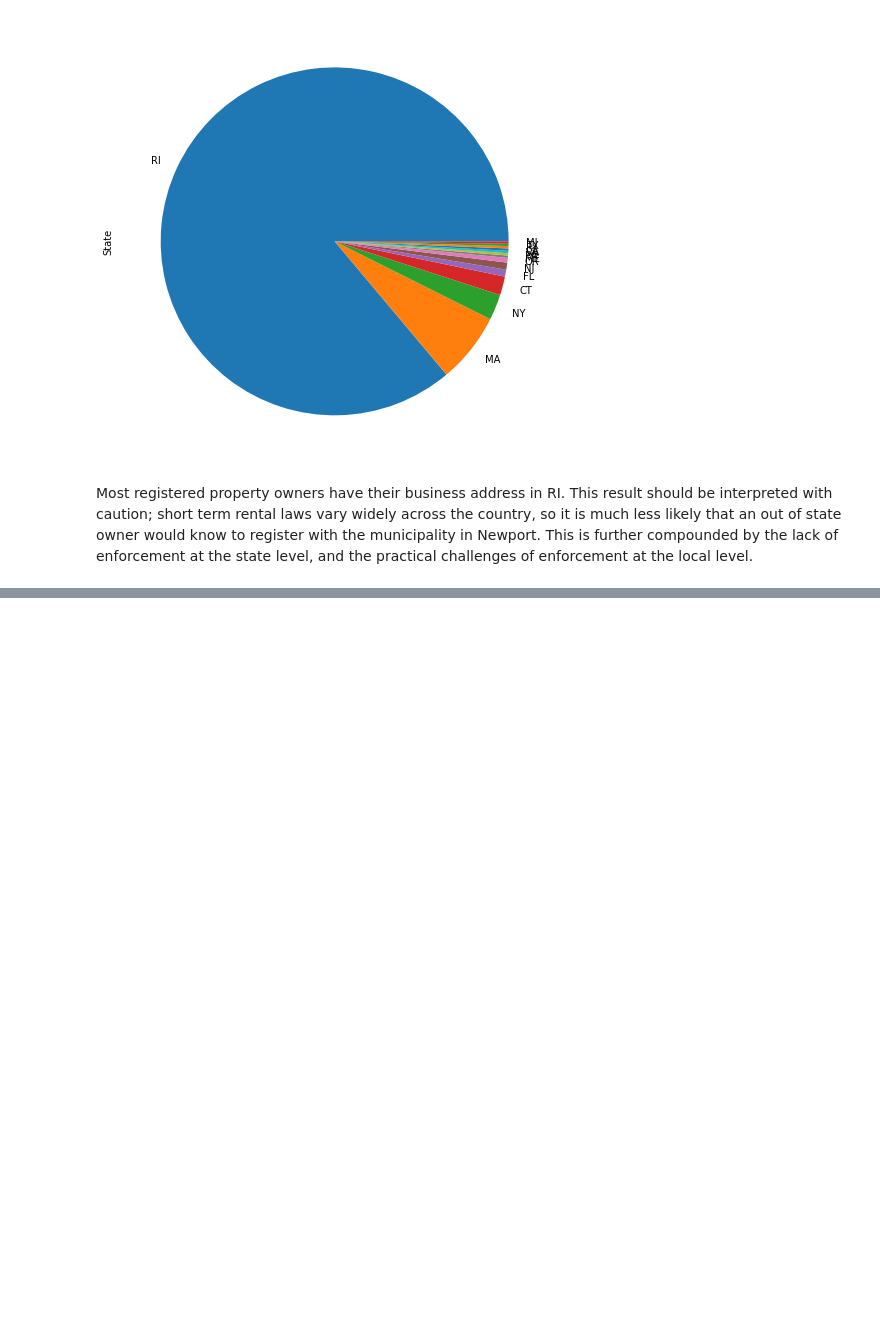
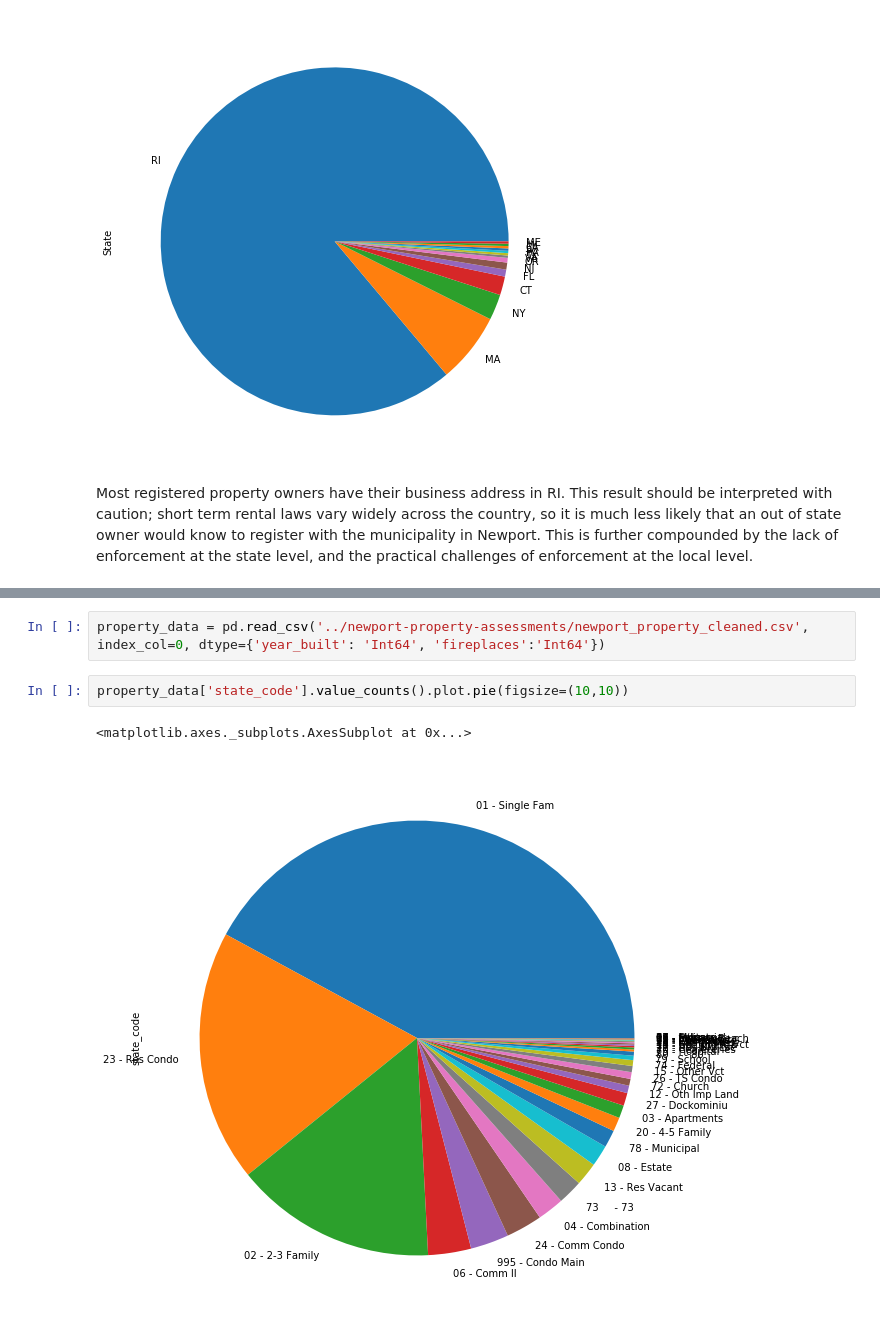
Before and after one commit to paulopperman/short-term-rental-research, a Jupyter notebook: STR Data Exploration.ipynb, the cells around one changed output, grey strips where cells are left out. Saved outputs shown, nothing was run; the diff lists cells and outputs as text; blank space fills up the shorter version.

```diff
--- a/STR Data Exploration.ipynb
+++ b/STR Data Exploration.ipynb
@@ -255,0 +261,7 @@ Most registered property owners have their business address in RI.  This result
+# %%
+property_data = pd.read_csv('../newport-property-assessments/newport_property_cleaned.csv', index_col=0, dtype={'year_built': 'Int64', 'fireplaces':'Int64'})
+# %%
+property_data['state_code'].value_counts().plot.pie(figsize=(10,10))
+# %% [output]
+<matplotlib.axes._subplots.AxesSubplot at 0x...>
+[figure, added]
```
Also changed, not shown: parts of 37 cells of this notebook.
